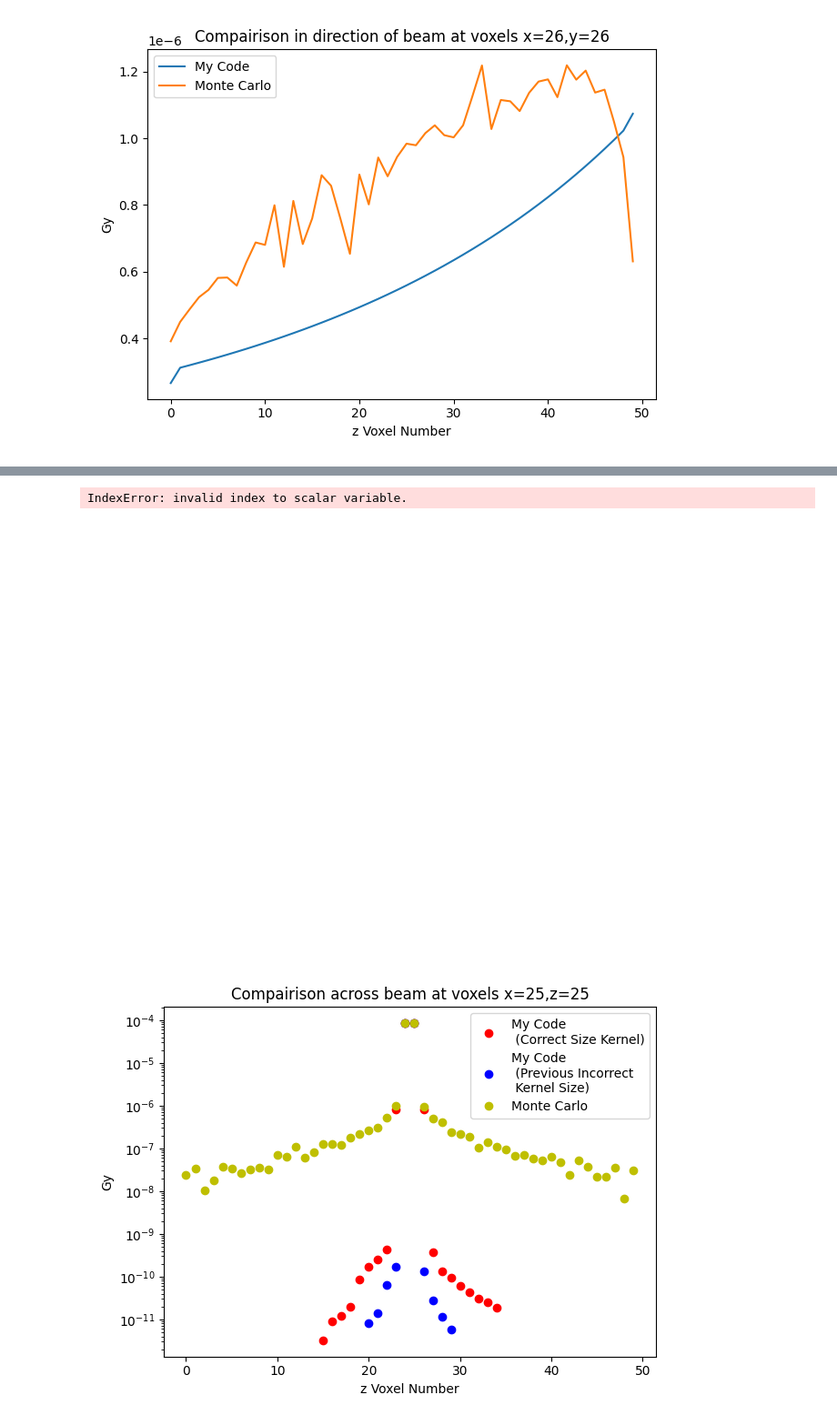
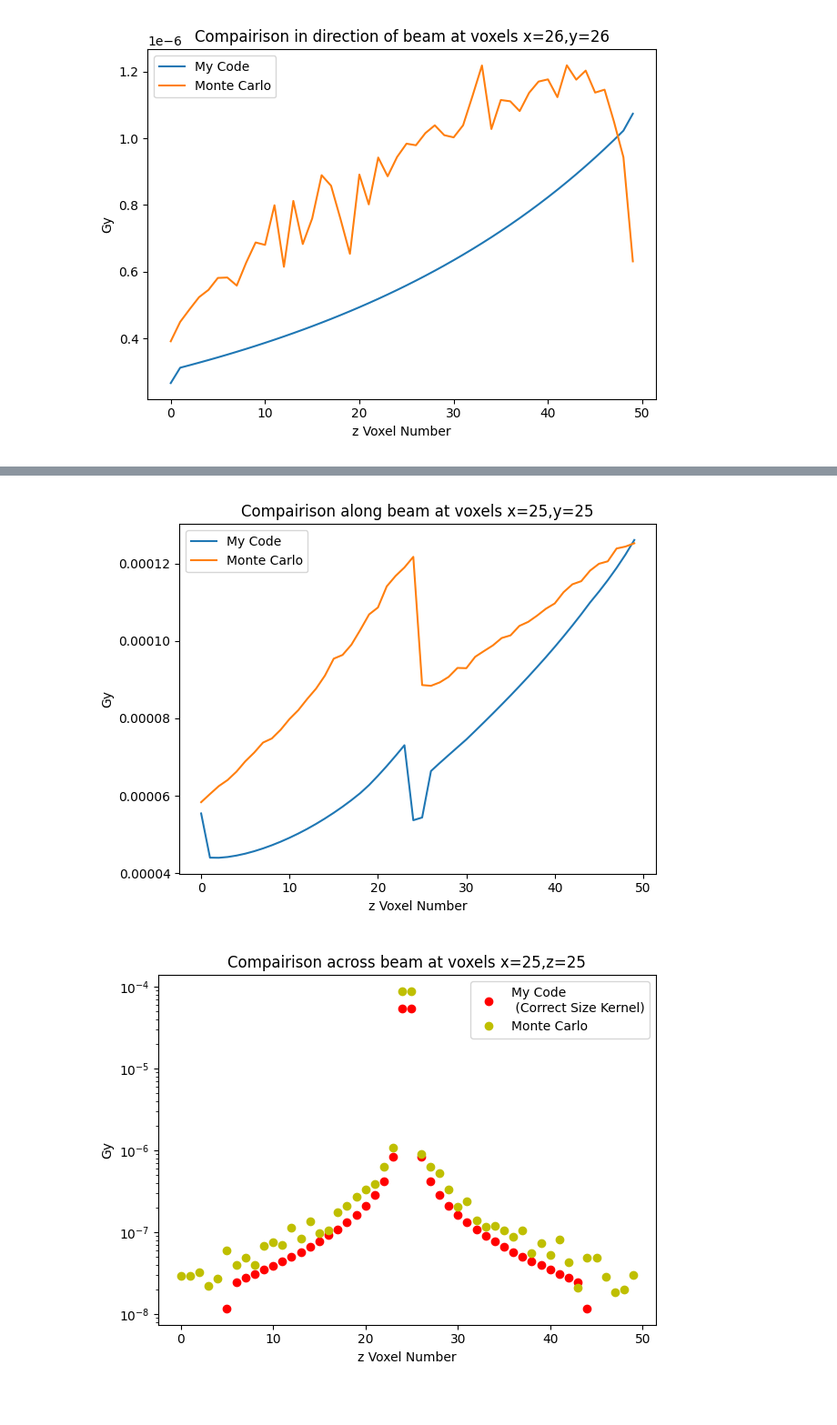
Before and after one commit to jbrewster7/NSERC-Summer-2022, a Jupyter notebook: Python/Monte_Carlo_Comparisons.ipynb, the cells around one changed output, grey strips where cells are left out. Shown at 91% size. Cells and saved outputs as stored; diff of their text form; code cells hidden in the pictures.

```diff
--- a/Python/Monte_Carlo_Comparisons.ipynb
+++ b/Python/Monte_Carlo_Comparisons.ipynb
@@ -64,14 +64,14 @@ ifig=3;close(ifig);figure(ifig)
 for n in range(len(my_dose_array[25])):
     if n == 0:
         semilogy(n,my_dose_array[25][n][25]*conversion,'ro',label='My Code')
-        semilogy(n,pickle.load(open('dose_26.pickle','rb'))[25][n][25]*conversion,'go',label='My Code Uncorrected Centre')
+        # semilogy(n,pickle.load(open('dose_26.pickle','rb'))[25][n][25]*conversion,'go',label='My Code Uncorrected Centre')
         # semilogy(n,pickle.load(open('dose_21.pickle','rb'))[25][n][25]*conversion,'go',label='My Code \n (Kernel Interaction \n Size is 0.05cm)')
         # semilogy(n,pickle.load(open('dose_12.pickle','rb'))[25][n][25]*conversion,'bo',label='My Code \n (Kernel Interaction \n Size is 0.1cm)')
         # semilogy(n,pickle.load(open('dose_11.pickle','rb'))[25][n][25]*conversion,'bo',label='My Code \n (Previous Incorrect \n Kernel Size)')
         semilogy(n,mc_dose_array[25][n][25],'yo',label='Monte Carlo')
     else:
         semilogy(n,my_dose_array[25][n][25]*conversion,'ro')
-        semilogy(n,pickle.load(open('dose_26.pickle','rb'))[25][n][25]*conversion,'go')
+        # semilogy(n,pickle.load(open('dose_26.pickle','rb'))[25][n][25]*conversion,'go')
         # semilogy(n,pickle.load(open('dose_21.pickle','rb'))[25][n][25]*conversion,'go')
         # semilogy(n,pickle.load(open('dose_12.pickle','rb'))[25][n][25]*conversion,'bo')
         # semilogy(n,pickle.load(open('dose_11.pickle','rb'))[25][n][25]*conversion,'bo')
@@ -107,0 +104,8 @@ imshow(my_dose_array[26])
+# %%
+n=26
+mini=-2.5
+maxi=2.5
+
+close(7);figure(7)
+imshow((my_dose_array[n]*conversion-mc_dose_array[n])/np.mean(array(np.mean(mc_dose_array[n]),np.mean(my_dose_array[n]*conversion))),vmin=mini,vmax=maxi)
+cbar=colorbar()
@@ -183,4 +189,15 @@ tight_layout()
 # %%
-# my_dose_array = pickle.load(open('dose3_1.pickle','rb'))
-mc_dose_array_full = BinnedResult('../Topas/TestingDose3.csv')
-mc_dose_array = mc_dose_array_full.data['Sum']
+my_dose_array = pickle.load(open('dose3_1.pickle','rb'))
+mc_dose_array_water_full = BinnedResult('../Topas/TestingDose3_Water.csv')
+mc_dose_array_water = mc_dose_array_water_full.data['Sum']
+mc_dose_array_bone_full = BinnedResult('../Topas/TestingDose3_Bone.csv')
+mc_dose_array_bone = mc_dose_array_bone_full.data['Sum']
+
+mc_dose_array = []
+
+for i in range(len(mc_dose_array_water)):
+    mc_dose_array.append([])
+    for j in range(len(mc_dose_array_water[0])):
+        mc_dose_array[i].append(list(mc_dose_array_bone[i][j])+list(mc_dose_array_water[i][j]))
+
+mc_dose_array = array(mc_dose_array)
@@ -187,5 +208,5 @@ mc_dose_array = mc_dose_array_full.data['Sum']
 # %%
-conversion = 1.602e-10
+conversion = 1.602e-10*1.1
 # %%
 x = 24
 bar = True
@@ -216,6 +236,6 @@ IndexError: invalid index to scalar variable.
 # %%
 ifig=2;close(ifig);figure(ifig)
-# plot(my_dose_array[25][25]*conversion,label='My Code')
+plot(my_dose_array[25][25]*conversion,label='My Code')
 plot(mc_dose_array[25][25],label='Monte Carlo')
 legend()
 title('Compairison along beam at voxels x=25,y=25')
@@ -224,26 +244,25 @@ xlabel('z Voxel Number')
 tight_layout()
 # savefig('TestingDose1.png')
 # %% [output]
-IndexError: invalid index to scalar variable.
-[figure, old version]
+[figure, new version]
 # %%
 ifig=3;close(ifig);figure(ifig)
 for n in range(len(my_dose_array[25])):
     if n == 0:
         semilogy(n,my_dose_array[25][n][25]*conversion,'ro',label='My Code \n (Correct Size Kernel)')
-        semilogy(n,pickle.load(open('dose_11.pickle','rb'))[25][n][25]*conversion,'bo',label='My Code \n (Previous Incorrect \n Kernel Size)')
+        # semilogy(n,pickle.load(open('dose_11.pickle','rb'))[25][n][25]*conversion,'bo',label='My Code \n (Previous Incorrect \n Kernel Size)')
         semilogy(n,mc_dose_array[25][n][25],'yo',label='Monte Carlo')
     else:
         semilogy(n,my_dose_array[25][n][25]*conversion,'ro')
-        semilogy(n,pickle.load(open('dose_11.pickle','rb'))[25][n][25]*conversion,'bo')
+        # semilogy(n,pickle.load(open('dose_11.pickle','rb'))[25][n][25]*conversion,'bo')
         semilogy(n,mc_dose_array[25][n][25],'yo')
 legend()
 title('Compairison across beam at voxels x=25,z=25')
 ylabel('Gy')
 xlabel('z Voxel Number')
 tight_layout()
 # %% [output]
-[figure, old version]
+[figure, new version]
 # %%
 ifig=4;close(ifig);figure(ifig)
 plot(my_dose_array[26][25]*conversion,label='My Code') # if I multiply by 1.02 it lines up perfectly (I attribute this to fluence)
```
Also changed, not shown: parts of 23 cells of this notebook, 26 other files.
